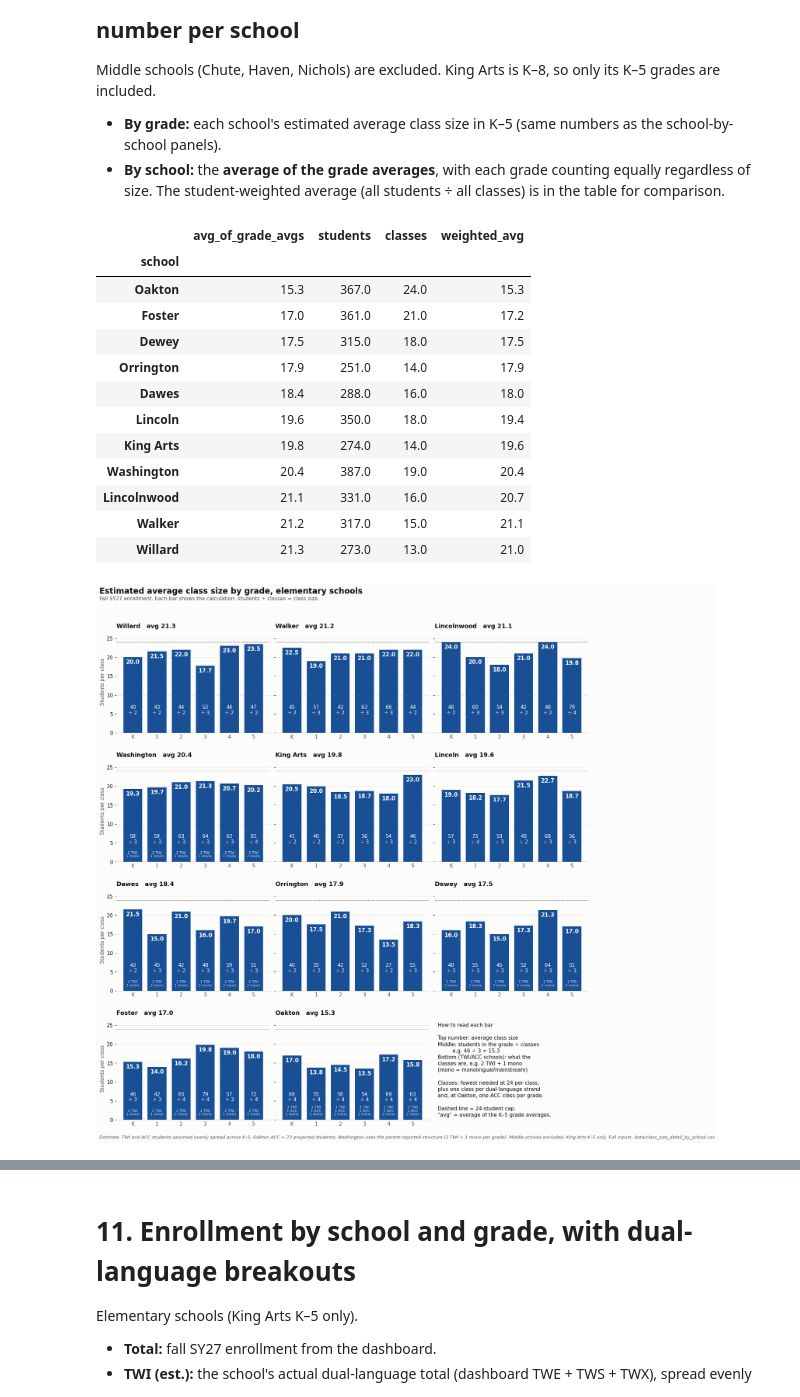
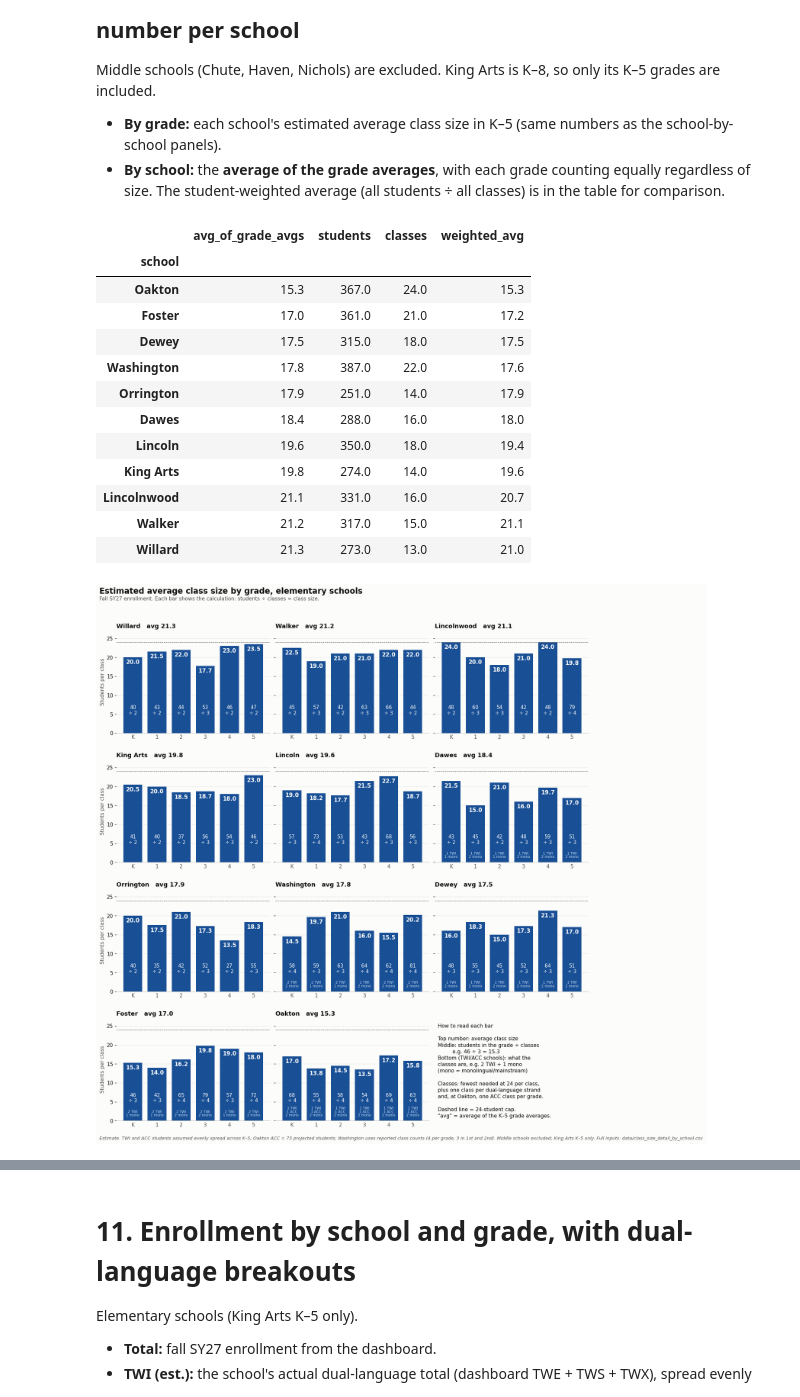
Before and after one commit to jmclip/enrollment_fall26, a Jupyter notebook: d65_enrollment_by_building.ipynb, the cells around one changed output, grey strips where cells are left out. Cells and saved outputs as stored; diff of their text form; code cells hidden in the pictures.

Commit message:
add washington numbers

```diff
--- a/d65_enrollment_by_building.ipynb
+++ b/d65_enrollment_by_building.ipynb
@@ -869,19 +869,19 @@ ACC_STRANDS = {'Oakton': 1}
 acc_total = util.set_index(util['school'].map(short))['enroll_acc']
 acc_per_grade = {s: acc_total[s] / 6 for s in ACC_STRANDS}
 
-# Parent-verified class structure (see section 12). At Washington, parents report one monolingual/mainstream class
-# alongside the two TWI classes in 2nd grade (23 and 19 students), and departmental classes of 23 in 5th grade. So at
-# these schools TWI and monolingual/mainstream students share the cap: the grade gets the fewest classes that keep every
-# class at 24 or fewer, with at least one class per TWI strand plus one monolingual/mainstream class. Students are
-# spread evenly across those classes (the TWI/mainstream split within a grade isn't known).
-POOLED_TWI_SCHOOLS = {'Washington'}
+# Known class counts (reported to the project; see section 12). Washington runs 4 classes per grade except 1st and 2nd,
+# which have 3 (2nd grade: parents report a monolingual/mainstream class of 23 and a TWI class of 19). Each grade keeps
+# its 2 TWI classes; the rest are monolingual/mainstream. Students are spread evenly across the grade's classes, because
+# the TWI/mainstream split within a grade isn't known.
+KNOWN_CLASSES = {('Washington', 0): 4, ('Washington', 1): 3, ('Washington', 2): 3,
+                 ('Washington', 3): 4, ('Washington', 4): 4, ('Washington', 5): 4}
 
 def sections_for(row):
     n, cap, k5 = row.students, CAP[row.grade], row.grade <= 5
     s_twi = int(twi_strands[row.school]) if (row.school in twi_strands.index and k5) else 0
     s_acc = ACC_STRANDS.get(row.school, 0) if k5 else 0
-    if s_twi and row.school in POOLED_TWI_SCHOOLS:
-        total = max(s_twi + 1, math.ceil(n / cap))
+    if (row.school, row.grade) in KNOWN_CLASSES:
+        total = KNOWN_CLASSES[(row.school, row.grade)]
         s_reg = total - s_twi
         t = n * s_twi / total                  # even class sizes across all classes in the grade
         a = 0.0
@@ -1086,7 +1086,7 @@ detail[['twi_class_size', 'acc_class_size', 'mainstream_class_size']] = detail[[
 detail = detail.sort_values(['school', 'grade']).reset_index(drop=True)
 detail['note'] = np.where(detail['school'] == 'Oakton', '1 ACC class per grade K-5; ACC students = 73 projected (1A table), spread evenly', '')
 detail.loc[(detail['school'] == 'Washington') & (detail['grade'] <= 5), 'note'] = (
-    'Parent-verified structure: 2 TWI + 1 monolingual/mainstream class per grade (more if needed to stay at 24); '
+    'Reported class counts: 4 per grade (2 TWI + 2 monolingual/mainstream), 3 in 1st and 2nd (2 TWI + 1); '
     'students spread evenly across classes')
 detail.to_csv('data/class_size_detail_by_school.csv', index=False)
 detail.drop(columns=['grade']).set_index(['school', 'grade_label'])
@@ -1222,11 +1222,11 @@ school_avg
 | Oakton | 15.3 | 367.0 | 24.0 | 15.3 |
 | Foster | 17.0 | 361.0 | 21.0 | 17.2 |
 | Dewey | 17.5 | 315.0 | 18.0 | 17.5 |
+| Washington | 17.8 | 387.0 | 22.0 | 17.6 |
 | Orrington | 17.9 | 251.0 | 14.0 | 17.9 |
 | Dawes | 18.4 | 288.0 | 16.0 | 18.0 |
 | Lincoln | 19.6 | 350.0 | 18.0 | 19.4 |
 | King Arts | 19.8 | 274.0 | 14.0 | 19.6 |
-| Washington | 20.4 | 387.0 | 19.0 | 20.4 |
 | Lincolnwood | 21.1 | 331.0 | 16.0 | 20.7 |
 | Walker | 21.2 | 317.0 | 15.0 | 21.1 |
 | Willard | 21.3 | 273.0 | 13.0 | 21.0 |
@@ -1260,35 +1260,35 @@ for ax, school in zip(axes.flat, sch_order):
 for ax in axes[:, 0]:
     ax.set_ylabel('Students per class', color=MUTED)
 
 # last panel: how to read it
 key = axes.flat[len(sch_order)]
 key.axis('off')
 key.text(0.02, 0.95,
          "How to read each bar\n\n"
          "Top number: average class size\n"
          "Middle: students in the grade ÷ classes\n"
          "         e.g. 46 ÷ 3 = 15.3\n"
          "Bottom (TWI/ACC schools): what the\n"
          "classes are, e.g. 2 TWI + 1 mono\n(mono = monolingual/mainstream)\n\n"
          "Classes: fewest needed at 24 per class,\n"
          "plus one class per dual-language strand\n"
          "and, at Oakton, one ACC class per grade.\n\n"
          "Dashed line = 24-student cap.\n"
          "\"avg\" = average of the K–5 grade averages.",
          transform=key.transAxes, va='top', fontsize=11, color=INK, linespacing=1.35)
 
 fig.suptitle('Estimated average class size by grade, elementary schools', x=0.01, ha='left',
              fontsize=17, fontweight='bold', color=INK)
 fig.text(0.01, 0.957, 'Fall SY27 enrollment. Each bar shows the calculation: students ÷ classes = class size.',
          fontsize=11, color=MUTED)
-fig.text(0.01, 0.008, 'Estimate. TWI and ACC students assumed evenly spread across K–5; Oakton ACC = 73 projected students; Washington uses the parent-reported structure (2 TWI + 1 mono per grade). '
+fig.text(0.01, 0.008, 'Estimate. TWI and ACC students assumed evenly spread across K–5; Oakton ACC = 73 projected students; Washington uses reported class counts (4 per grade, 3 in 1st and 2nd). '
          'Middle schools excluded; King Arts K–5 only. Full inputs: data/class_size_detail_by_school.csv',
          fontsize=9.5, color=MUTED, style='italic')
 plt.tight_layout(rect=(0, 0.02, 1, 0.95), h_pad=2.5)
 fig.savefig('images/chart_class_size_elementary_by_grade.png', dpi=170)
 plt.show()
 # %% [output]
-[figure, old version]
+[figure, new version]
 # %%
 # Graph 2: one number per school (average of its K-5 grade averages)
 sa = school_avg
```
Also changed, not shown: parts of 9 cells of this notebook, 10 other files.
